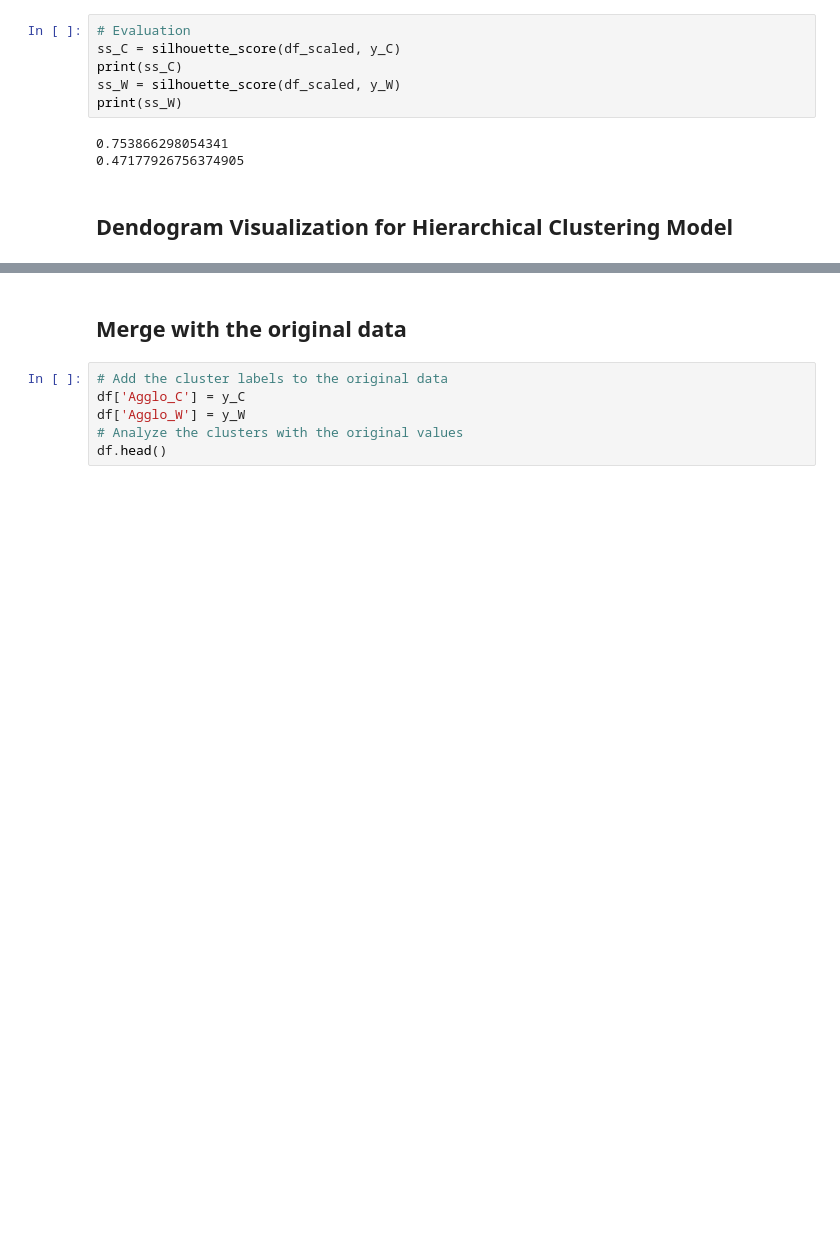
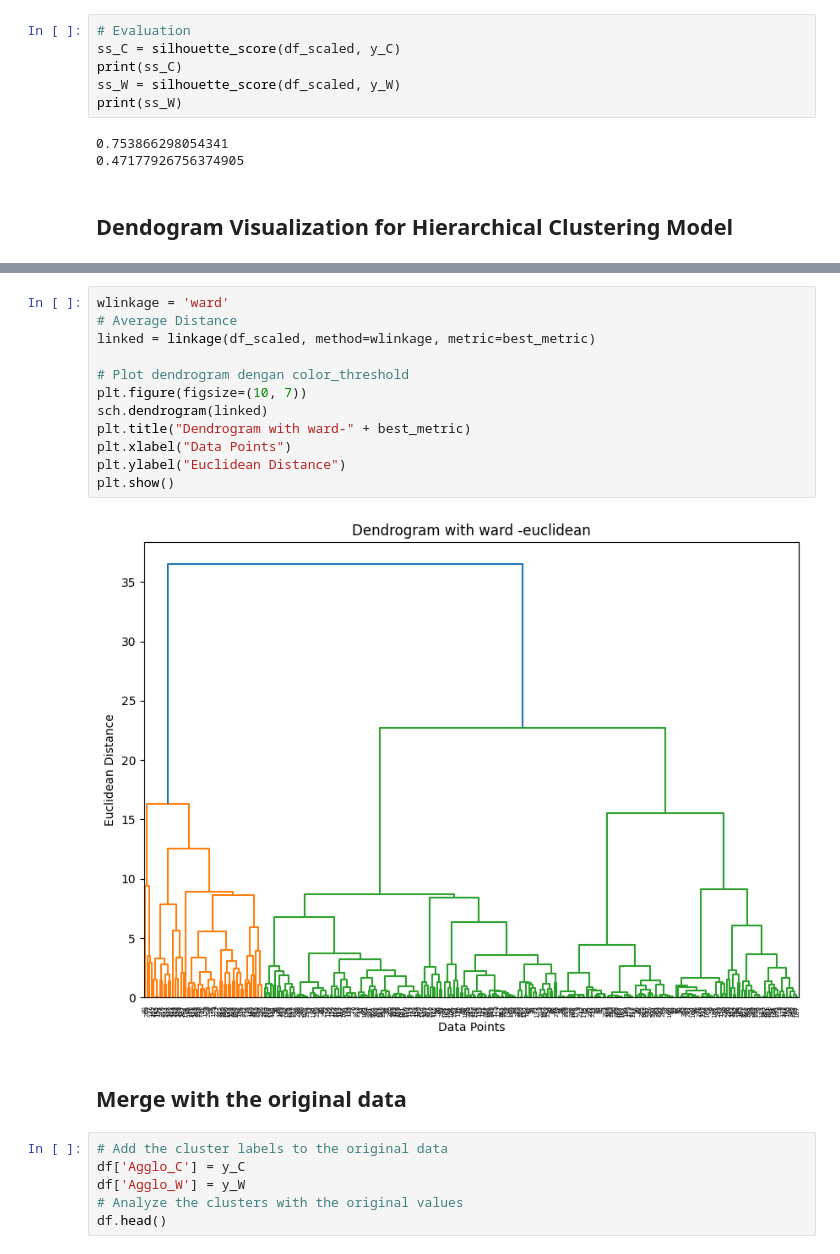
Before and after one commit to amandarenataa/DataMining_AmandaRenata, a Jupyter notebook: W09 - 0706022310010 - Amanda.ipynb, the cells around one changed output, grey strips where cells are left out. Cells and saved outputs as stored; diff of their text form; blank space fills up the shorter version.

```diff
--- a/W09 - 0706022310010 - Amanda.ipynb
+++ b/W09 - 0706022310010 - Amanda.ipynb
@@ -362,6 +363,20 @@ plt.ylabel("Euclidean Distance")
 plt.show()
 # %% [output]
 [figure]
+# %%
+wlinkage = 'ward'
+# Average Distance
+linked = linkage(df_scaled, method=wlinkage, metric=best_metric)
+
+# Plot dendrogram dengan color_threshold
+plt.figure(figsize=(10, 7))
+sch.dendrogram(linked)
+plt.title("Dendrogram with ward-" + best_metric)
+plt.xlabel("Data Points")
+plt.ylabel("Euclidean Distance")
+plt.show()
+# %% [output]
+[figure, added]
 # %% [markdown]
 ## Merge with the original data
 # %%
```
Also changed, not shown: parts of 2 cells of this notebook.
